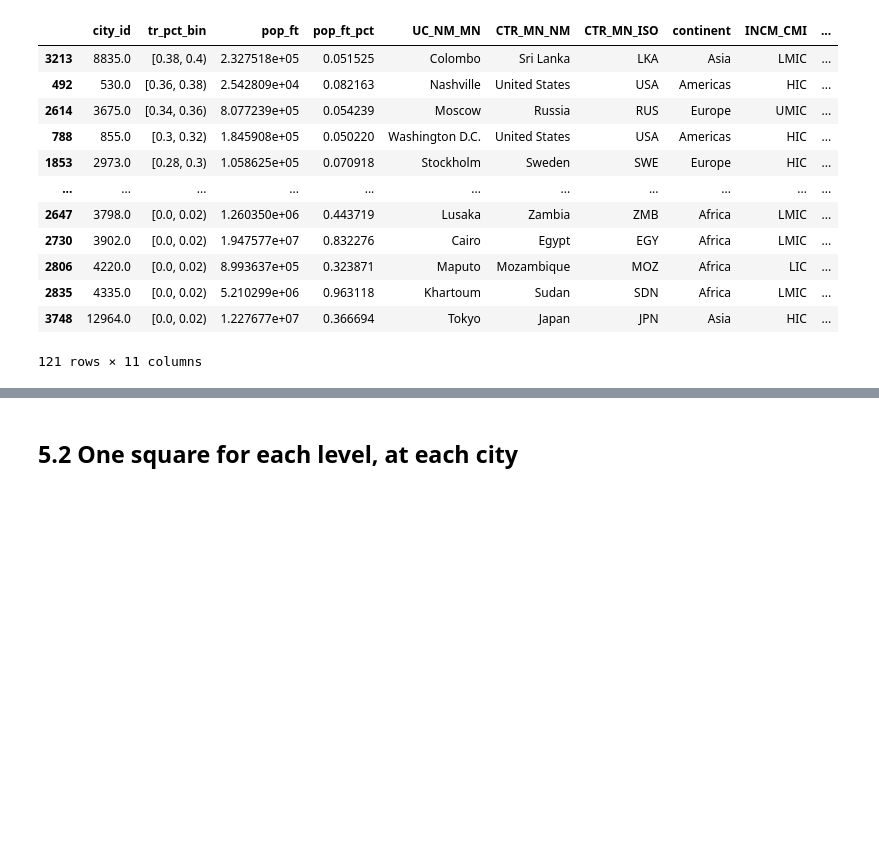
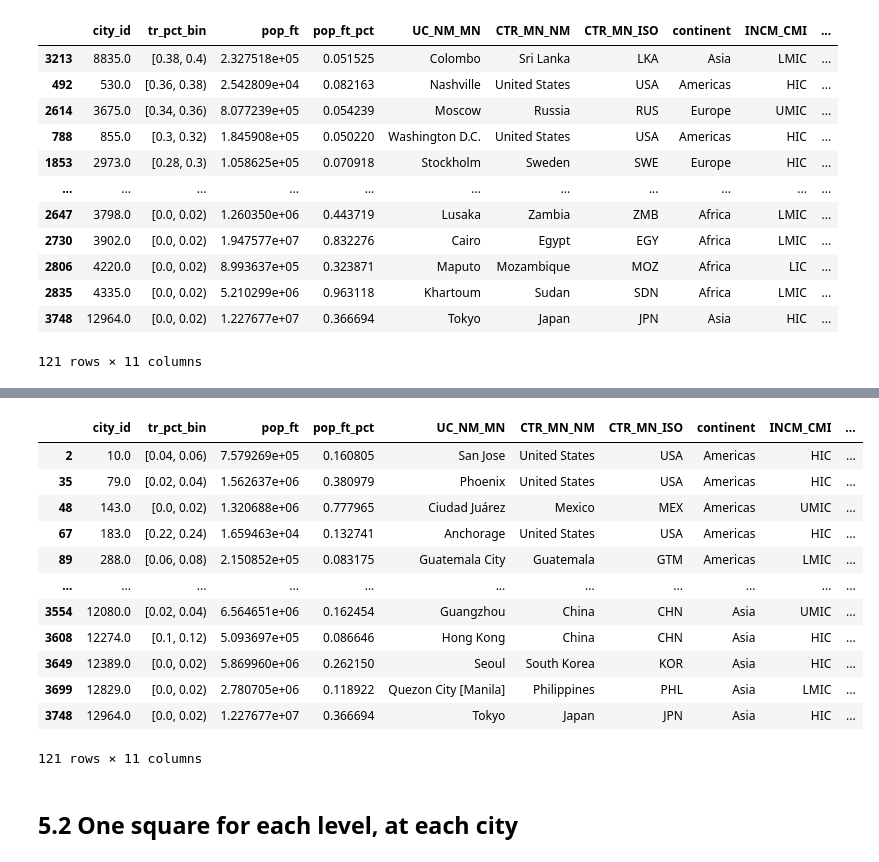
Before and after one commit to dw-data/city-tree-coverage, a Jupyter notebook: code/5. Getting representative 1sqkm squares.ipynb, the cells around one changed output, grey strips where cells are left out. Drawn from its saved outputs; the diff is of its cells as text; code cells hidden in the pictures; blank space fills up the shorter version.

```diff
--- a/code/5. Getting representative 1sqkm squares.ipynb
+++ b/code/5. Getting representative 1sqkm squares.ipynb
@@ -82,3 +82,19 @@ most_populated_squares.head()
+# %%
+most_populated
+# %% [output]
+|  | city_id | tr_pct_bin | pop_ft | pop_ft_pct | UC_NM_MN | CTR_MN_NM | CTR_MN_ISO | continent | INCM_CMI | ... |
+| 2 | 10.0 | [0.04, 0.06) | 7.579269e+05 | 0.160805 | San Jose | United States | USA | Americas | HIC | ... |
+| 35 | 79.0 | [0.02, 0.04) | 1.562637e+06 | 0.380979 | Phoenix | United States | USA | Americas | HIC | ... |
+| 48 | 143.0 | [0.0, 0.02) | 1.320688e+06 | 0.777965 | Ciudad Juárez | Mexico | MEX | Americas | UMIC | ... |
+| 67 | 183.0 | [0.22, 0.24) | 1.659463e+04 | 0.132741 | Anchorage | United States | USA | Americas | HIC | ... |
+| 89 | 288.0 | [0.06, 0.08) | 2.150852e+05 | 0.083175 | Guatemala City | Guatemala | GTM | Americas | LMIC | ... |
+| ... | ... | ... | ... | ... | ... | ... | ... | ... | ... | ... |
+| 3554 | 12080.0 | [0.02, 0.04) | 6.564651e+06 | 0.162454 | Guangzhou | China | CHN | Asia | UMIC | ... |
+| 3608 | 12274.0 | [0.1, 0.12) | 5.093697e+05 | 0.086646 | Hong Kong | China | CHN | Asia | HIC | ... |
+| 3649 | 12389.0 | [0.0, 0.02) | 5.869960e+06 | 0.262150 | Seoul | South Korea | KOR | Asia | HIC | ... |
+| 3699 | 12829.0 | [0.0, 0.02) | 2.780705e+06 | 0.118922 | Quezon City [Manila] | Philippines | PHL | Asia | LMIC | ... |
+| 3748 | 12964.0 | [0.0, 0.02) | 1.227677e+07 | 0.366694 | Tokyo | Japan | JPN | Asia | HIC | ... |
+121 rows × 11 columns
 # %% [markdown]
 ## 5.2 One square for each level, at each city
 # %% [markdown]
```
Also changed, not shown: parts of 10 cells of this notebook, 1 other file.
